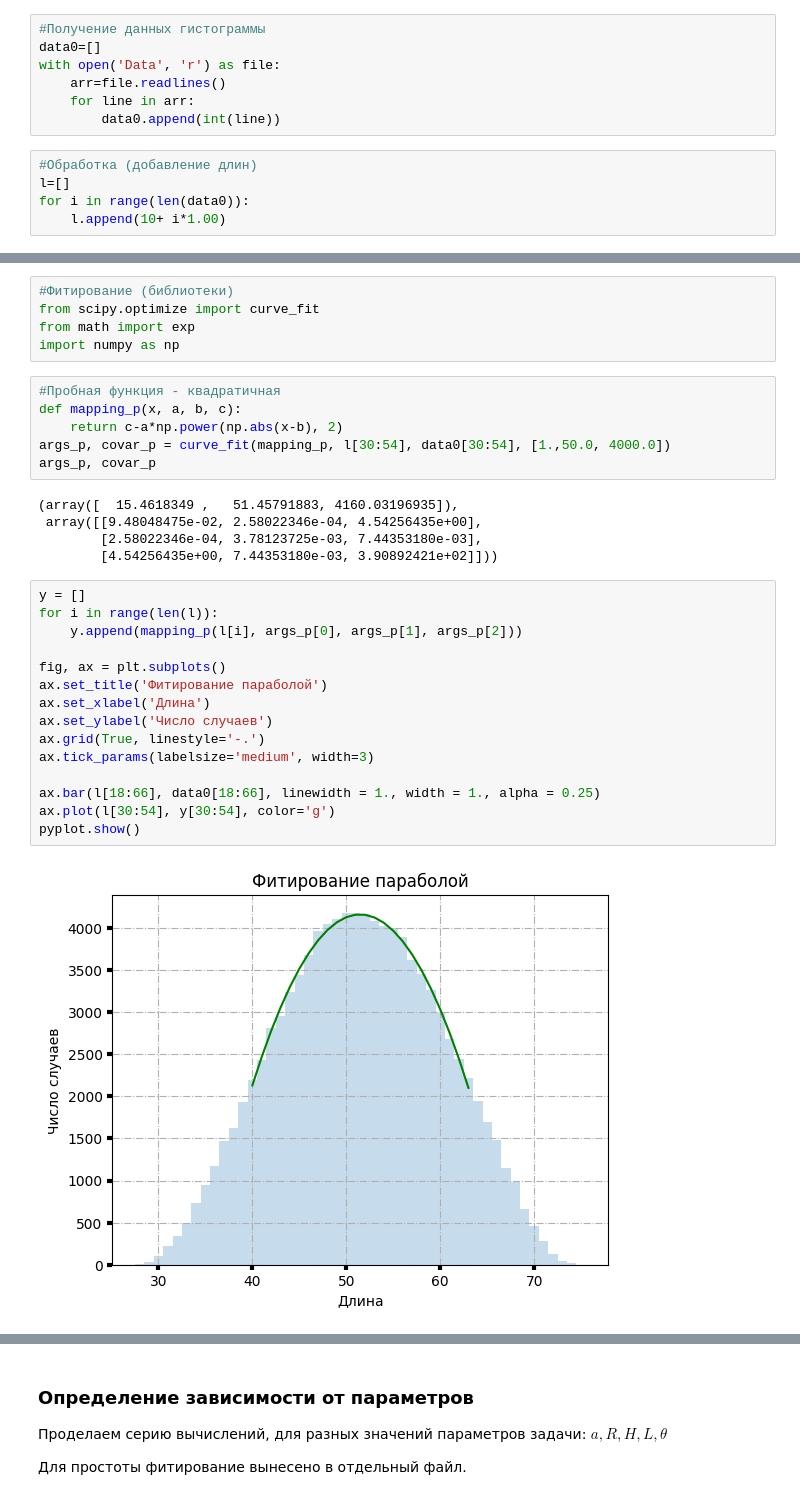
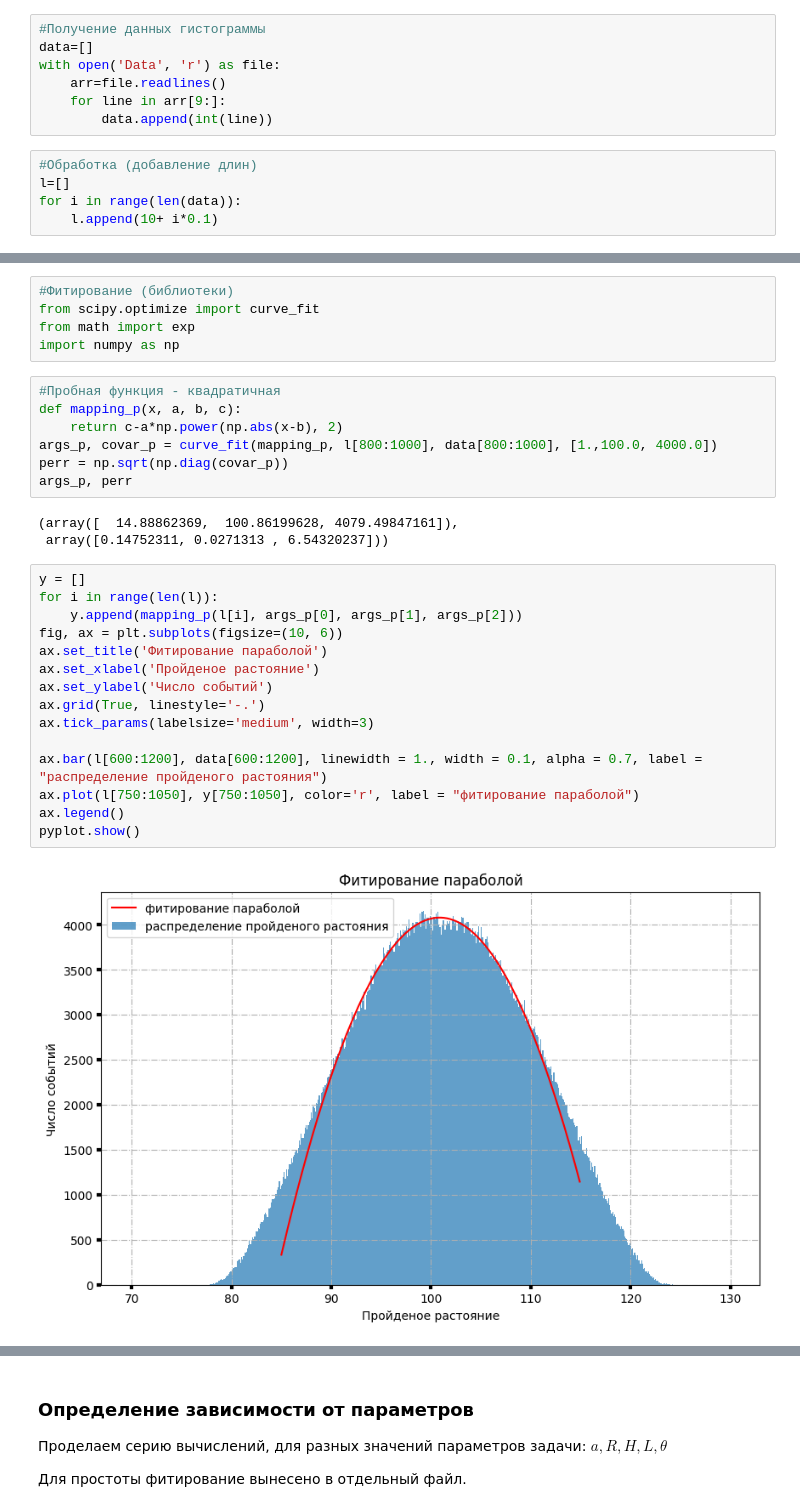
Before and after one commit to AleksandrYushin/Danss-netrino, a Jupyter notebook: Danss.ipynb, the cells around one changed output, grey strips where cells are left out. Cells and saved outputs as stored; diff of their text form.

```diff
--- a/Danss.ipynb
+++ b/Danss.ipynb
@@ -49,13 +49,13 @@ $$ F(l) = \frac{\int_{l(...)=l}{dxdydzdhdrdφ}}{\int{dxdydzdhdrdφ}}=\frac{1}{\p
 Воспользуемся пакетами matplotlib
 # %%
 #Получение данных гистограммы
-data0=[]
+data=[]
 with open('Data', 'r') as file:
     arr=file.readlines()
-    for line in arr:
-        data0.append(int(line))
+    for line in arr[9:]:
+        data.append(int(line))
 # %%
 #Обработка (добавление длин)
 l=[]
-for i in range(len(data0)):
-    l.append(10+ i*1.00)
+for i in range(len(data)):
+    l.append(10+ i*0.1)
@@ -92,30 +95,29 @@ import numpy as np
 #Пробная функция - квадратичная
 def mapping_p(x, a, b, c):
     return c-a*np.power(np.abs(x-b), 2)
-args_p, covar_p = curve_fit(mapping_p, l[30:54], data0[30:54], [1.,50.0, 4000.0])
-args_p, covar_p
+args_p, covar_p = curve_fit(mapping_p, l[800:1000], data[800:1000], [1.,100.0, 4000.0])
+perr = np.sqrt(np.diag(covar_p))
+args_p, perr
 # %% [output]
-(array([  15.4618349 ,   51.45791883, 4160.03196935]),
- array([[9.48048475e-02, 2.58022346e-04, 4.54256435e+00],
-        [2.58022346e-04, 3.78123725e-03, 7.44353180e-03],
-        [4.54256435e+00, 7.44353180e-03, 3.90892421e+02]]))
+(array([  14.88862369,  100.86199628, 4079.49847161]),
+ array([0.14752311, 0.0271313 , 6.54320237]))
 # %%
 y = []
 for i in range(len(l)):
     y.append(mapping_p(l[i], args_p[0], args_p[1], args_p[2]))
-
-fig, ax = plt.subplots()
+fig, ax = plt.subplots(figsize=(10, 6))
 ax.set_title('Фитирование параболой')
-ax.set_xlabel('Длина')
-ax.set_ylabel('Число случаев')
+ax.set_xlabel('Пройденое растояние')
+ax.set_ylabel('Число событий')
 ax.grid(True, linestyle='-.')
 ax.tick_params(labelsize='medium', width=3)
 
-ax.bar(l[18:66], data0[18:66], linewidth = 1., width = 1., alpha = 0.25)
-ax.plot(l[30:54], y[30:54], color='g')
+ax.bar(l[600:1200], data[600:1200], linewidth = 1., width = 0.1, alpha = 0.7, label = "распределение пройденого растояния")
+ax.plot(l[750:1050], y[750:1050], color='r', label = "фитирование параболой")
+ax.legend()
 pyplot.show()
 # %% [output]
-[figure, old version]
+[figure, new version]
 # %%
 #Фитирование гаусовым пиком
 def mapping2(x, a, b, c, d):
```
Also changed, not shown: parts of 9 cells of this notebook, 12 other files.
